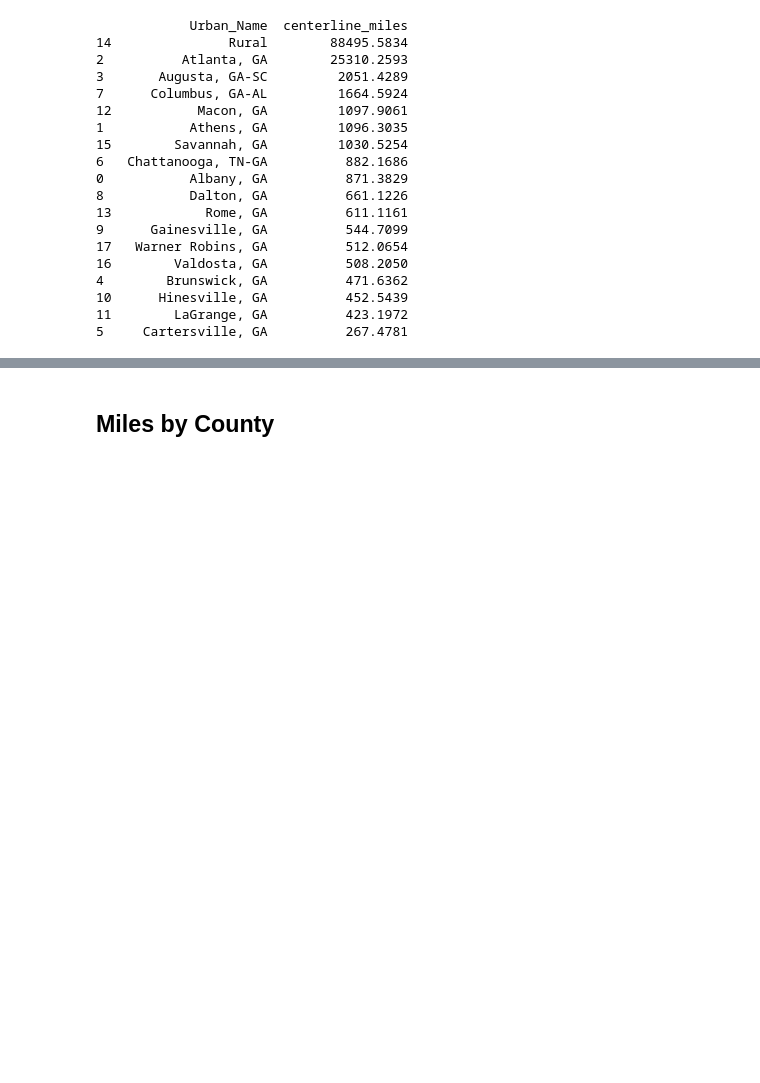
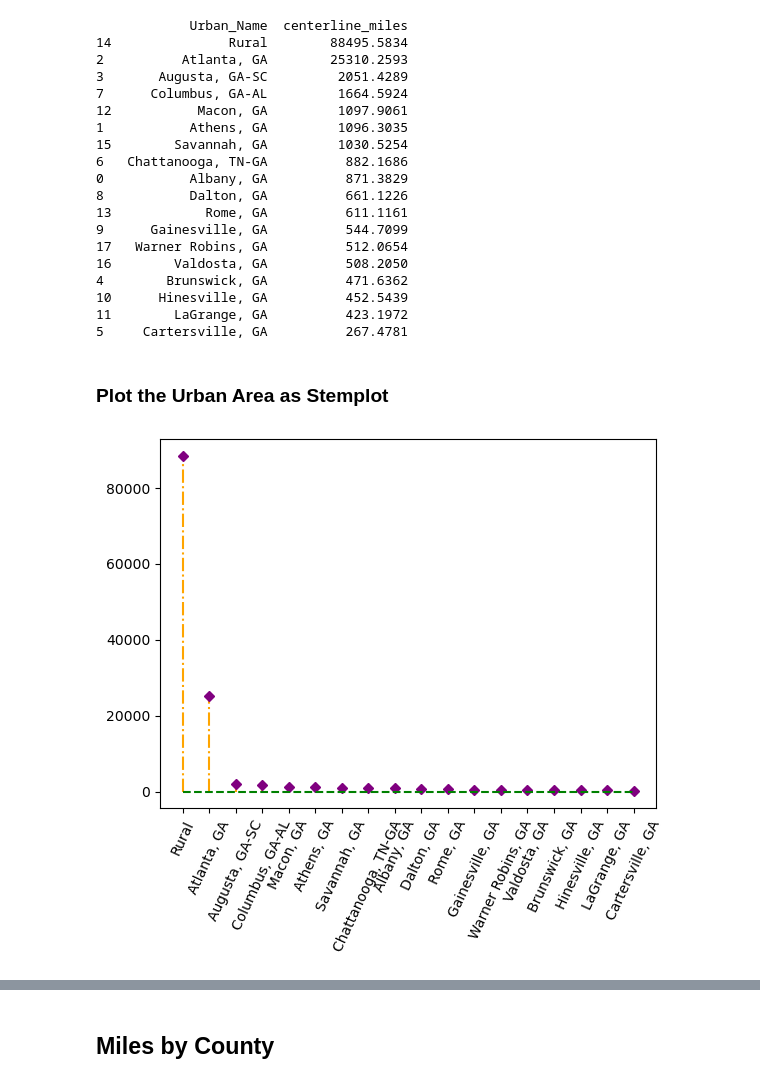
Before and after one commit to renu-matlib/Data-Analysis, a Jupyter notebook: GDOT_Road_Inventory_Analysis.ipynb, the cells around one changed output, grey strips where cells are left out. Drawn from its saved outputs; the diff is of its cells as text; code cells hidden in the pictures; blank space fills up the shorter version.

```diff
--- a/GDOT_Road_Inventory_Analysis.ipynb
+++ b/GDOT_Road_Inventory_Analysis.ipynb
@@ -446,3 +446,14 @@ print(miles_by_urban)
 10      Hinesville, GA          452.5439
 11        LaGrange, GA          423.1972
 5     Cartersville, GA          267.4781
+# %% [markdown]
+### Plot the Urban Area as Stemplot
+# %%
+markerline, stemline, baseline = plt.stem(miles_by_urban['Urban_Name'], miles_by_urban['centerline_miles'])
+plt.setp(markerline, color='purple', ms=5, marker='D', linewidth=0.2)
+plt.setp(stemline, color='orange', linestyle='-.')
+plt.setp(baseline, color='green', ls='--')
+plt.xticks(rotation=65)
+plt.show()
+# %% [output]
+[figure, added]
```
Also changed, not shown: parts of 4 cells of this notebook.
